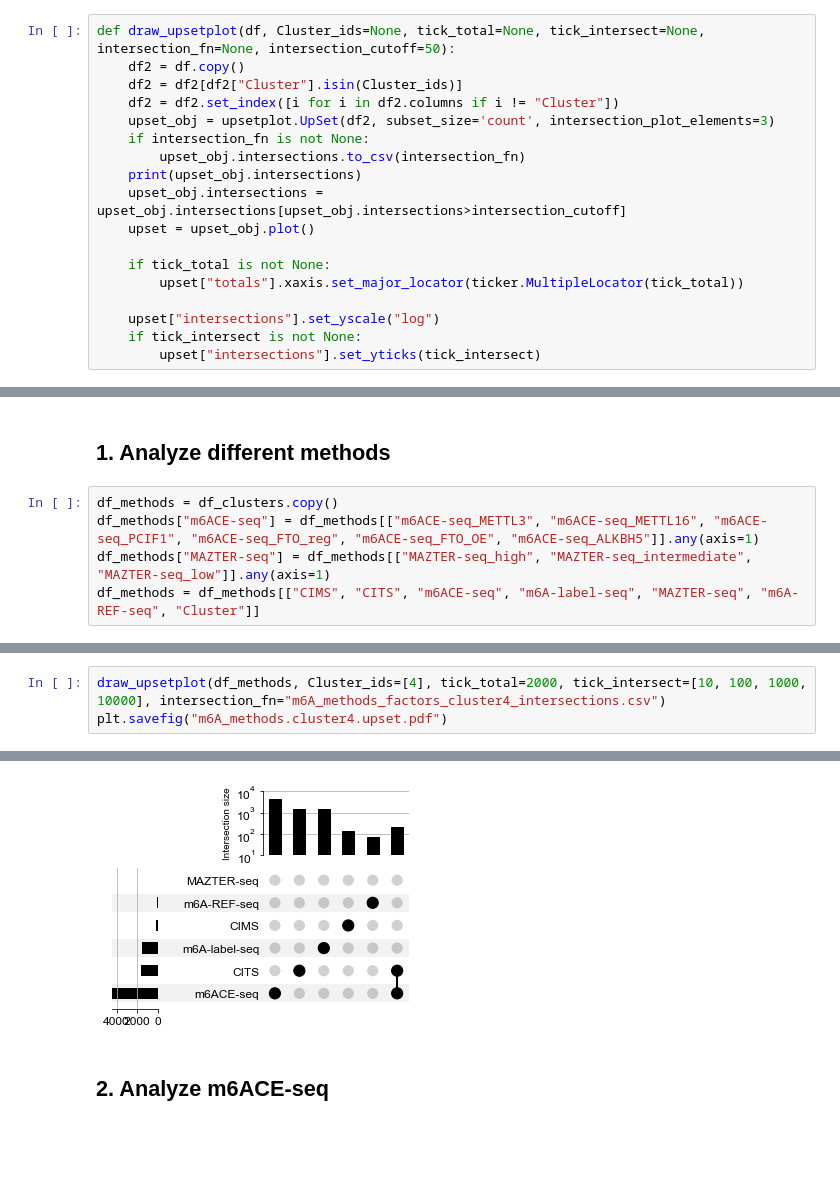
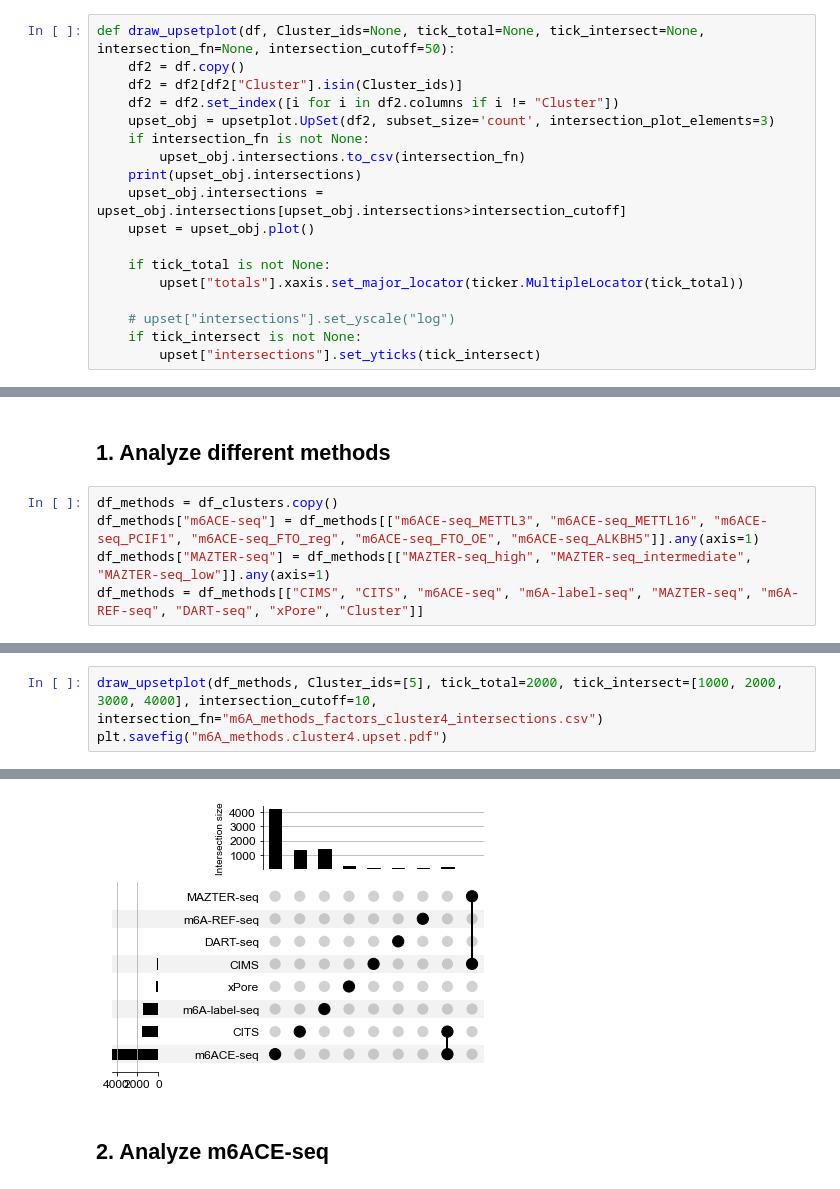
Before and after one commit to jhfoxliu/iMVP, a Jupyter notebook: m6A study/UpSet_m6A.ipynb, the cells around one changed output, grey strips where cells are left out. Drawn from its saved outputs; the diff is of its cells as text; blank space fills up the shorter version.

```diff
--- a/m6A study/UpSet_m6A.ipynb
+++ b/m6A study/UpSet_m6A.ipynb
@@ -41,7 +41,7 @@ def draw_upsetplot(df, Cluster_ids=None, tick_total=None, tick_intersect=None, i
     if tick_total is not None:
         upset["totals"].xaxis.set_major_locator(ticker.MultipleLocator(tick_total))
 
-    upset["intersections"].set_yscale("log")
+    # upset["intersections"].set_yscale("log")
     if tick_intersect is not None:
         upset["intersections"].set_yticks(tick_intersect)
 # %%
@@ -52,5 +52,5 @@ df_clusters = pd.read_csv("m6A_methods.clustered.csv", index_col=0, header=0)
 df_methods = df_clusters.copy()
 df_methods["m6ACE-seq"] = df_methods[["m6ACE-seq_METTL3", "m6ACE-seq_METTL16", "m6ACE-seq_PCIF1", "m6ACE-seq_FTO_reg", "m6ACE-seq_FTO_OE", "m6ACE-seq_ALKBH5"]].any(axis=1)
 df_methods["MAZTER-seq"] = df_methods[["MAZTER-seq_high", "MAZTER-seq_intermediate", "MAZTER-seq_low"]].any(axis=1)
-df_methods = df_methods[["CIMS", "CITS", "m6ACE-seq", "m6A-label-seq", "MAZTER-seq", "m6A-REF-seq", "Cluster"]]
+df_methods = df_methods[["CIMS", "CITS", "m6ACE-seq", "m6A-label-seq", "MAZTER-seq", "m6A-REF-seq", "DART-seq", "xPore", "Cluster"]]
 # %%
@@ -78,4 +74,4 @@ Name: size, dtype: int64
 # %%
-draw_upsetplot(df_methods, Cluster_ids=[4], tick_total=2000, tick_intersect=[10, 100, 1000, 10000], intersection_fn="m6A_methods_factors_cluster4_intersections.csv")
+draw_upsetplot(df_methods, Cluster_ids=[5], tick_total=2000, tick_intersect=[1000, 2000, 3000, 4000], intersection_cutoff=10, intersection_fn="m6A_methods_factors_cluster4_intersections.csv")
 plt.savefig("m6A_methods.cluster4.upset.pdf")
 # %% [output]
@@ -99,5 +94,5 @@ False      True   False          True   False        True             1
 Name: size, dtype: int64
-[figure, old version]
+[figure, new version]
 # %% [markdown]
 ## 2. Analyze m6ACE-seq
 # %%
```
Also changed, not shown: parts of 4 cells of this notebook, 52 other files.
